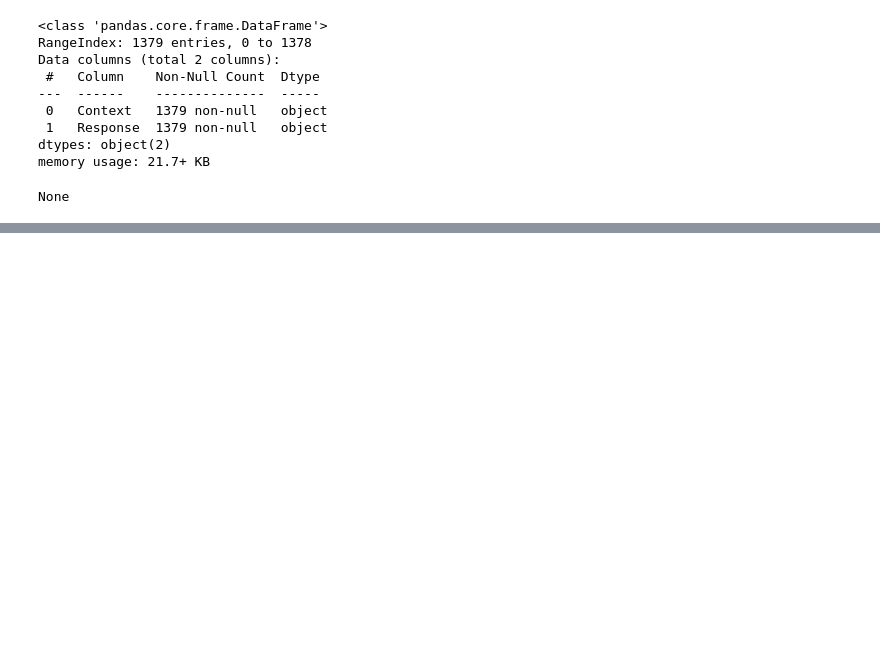
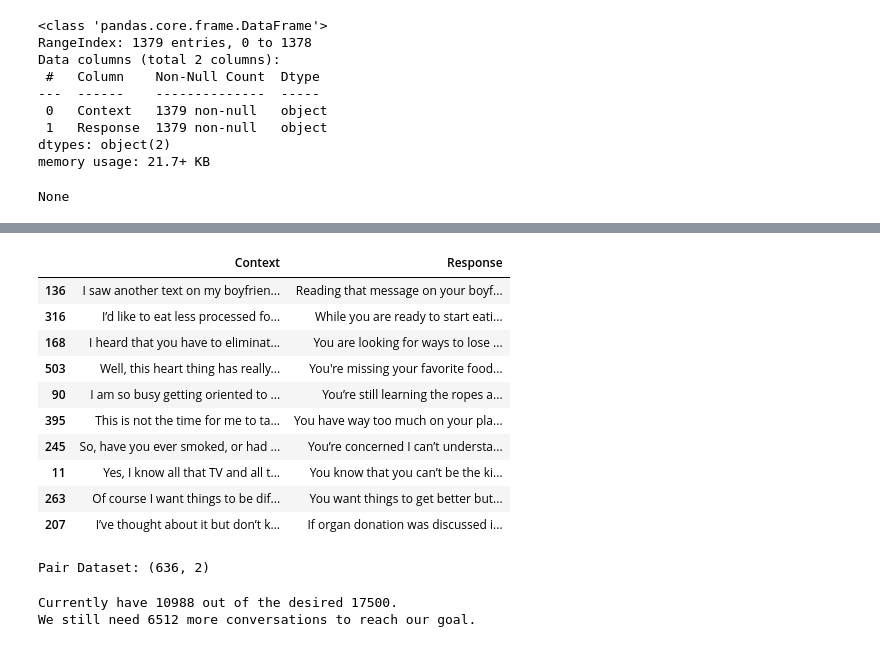
Before and after one commit to Dantoro/project_therapy, a Jupyter notebook: project_notebooks/cleaning_chat_data.ipynb, the cells around one changed output, grey strips where cells are left out. Saved outputs shown, nothing was run; the diff lists cells and outputs as text; code cells hidden in the pictures; blank space fills up the shorter version.

Commit message:
more dataset curation

```diff
--- a/project_notebooks/cleaning_chat_data.ipynb
+++ b/project_notebooks/cleaning_chat_data.ipynb
@@ -476,0 +483,9 @@ None
+# %%
+import pandas as pd
+
+# Read CSV
+pair_path = '../datasets/custom_corpus/chatbot_sets/mental_health_sets/pair_dataset/pair_data.csv'
+pair_df = pd.read_csv(pair_path)
+
+# Quick check
+display(pair_df.sample(5))
@@ -476,0 +518,3 @@ None
+# %%
+# Drop unwanted columns in-place
+pair_df.drop(columns=['mq1', 'lq1', 'lq2', 'lq3', 'lq4', 'lq5'], inplace=True)
@@ -476,0 +560,12 @@ None
+# %%
+# Prepare first part: prompt + hq1 renamed to Response
+pair_hq1 = pair_df[['prompt', 'hq1']].rename(columns={'hq1': 'Response'})
+
+# Prepare second part: prompt + hq2 renamed to Response
+pair_hq2 = pair_df[['prompt', 'hq2']].rename(columns={'hq2': 'Response'})
+
+# Concatenate the two datasets (this creates a new DataFrame, so assign back to df)
+pair_df = pd.concat([pair_hq1, pair_hq2], ignore_index=True)
+
+# Rename 'prompt' column to 'Context'
+pair_df.rename(columns={'prompt': 'Context'}, inplace=True)
@@ -476,0 +609,26 @@ None
+# %%
+pair_df = pair_df.reset_index(drop=True)
+pair_df.sample(10)
+# %% [output]
+|  | Context | Response |
+| 136 | I saw another text on my boyfrien... | Reading that message on your boyf... |
+| 316 | I’d like to eat less processed fo... | While you are ready to start eati... |
+| 168 | I heard that you have to eliminat... | You are looking for ways to lose ... |
+| 503 | Well, this heart thing has really... | You're missing your favorite food... |
+| 90 | I am so busy getting oriented to ... | You’re still learning the ropes a... |
+| 395 | This is not the time for me to ta... | You have way too much on your pla... |
+| 245 | So, have you ever smoked, or had ... | You’re concerned I can’t understa... |
+| 11 | Yes, I know all that TV and all t... | You know that you can’t be the ki... |
+| 263 | Of course I want things to be dif... | You want things to get better but... |
+| 207 | I’ve thought about it but don’t k... | If organ donation was discussed i... |
+# %%
+print(f"Pair Dataset: {pair_df.shape}")
+# %% [output]
+Pair Dataset: (636, 2)
+# %%
+total += len(pair_df)
+
+print(f"Currently have {total} out of the desired {goal}.\nWe still need {goal - total} more conversations to reach our goal.")
+# %% [output]
+Currently have 10988 out of the desired 17500.
+We still need 6512 more conversations to reach our goal.
```
Also changed, not shown: parts of 26 cells of this notebook, 6 other files.
